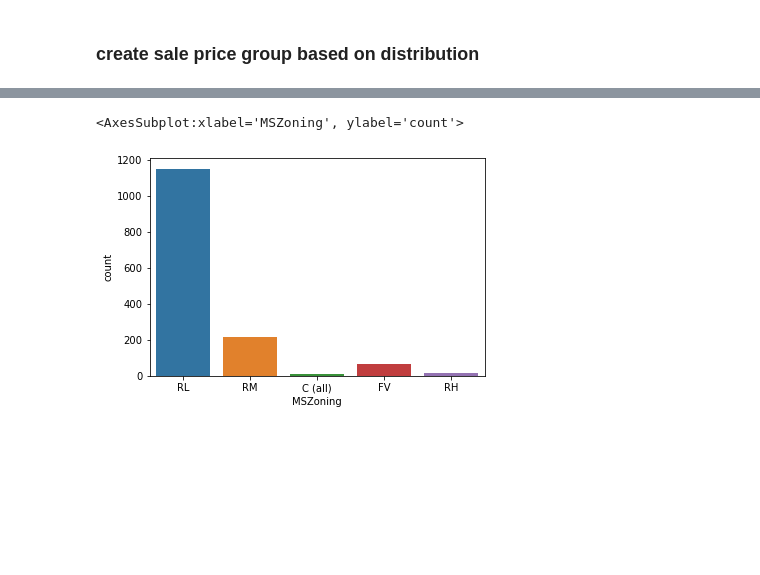
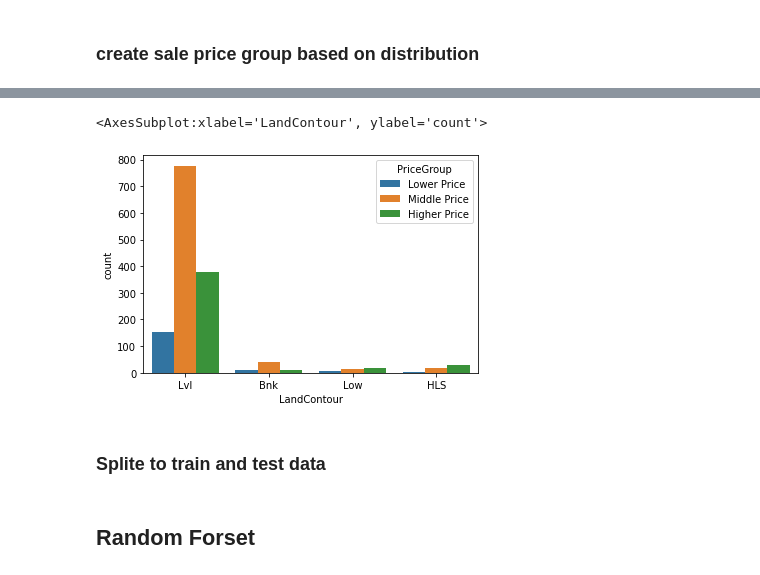
Before and after one commit to alicelo125/Kaggle---house-pricing, a Jupyter notebook: house.ipynb, the cells around one changed output, grey strips where cells are left out. Drawn from its saved outputs; the diff is of its cells as text; code cells hidden in the pictures; blank space fills up the shorter version.

```diff
--- a/house.ipynb
+++ b/house.ipynb
@@ -112,9 +104,11 @@ j.describe(include='all')
 # %%
-house=house.fillna(house.mean())
+house_clean=house_train.fillna(house_train.mean())
 # replace the NA with mean in numercial variables
 # %%
-house_clean = house.apply(lambda x: x.fillna(x.value_counts().index[0]))
+house_clean = house_clean.apply(lambda x: x.fillna(x.value_counts().index[0]))
 # replace missing values with mode values in categorical data
+# %%
+house_clean = house_clean.drop(['Id'],axis=1)
 # %% [markdown]
 ## Data explortary and feature engineering
 # %%
@@ -125,3 +119,7 @@ array([[<AxesSubplot:title={'center':'SalePrice'}>]], dtype=object)
 [figure]
 # %% [markdown]
 ### create sale price group based on distribution
+# %%
+bins= [0,110000,200000,800000]
+labels = ['Lower Price','Middle Price','Higher Price']
+house_clean['PriceGroup'] = pd.cut(house_clean['SalePrice'], bins=bins, labels=labels, right=False)
@@ -128,5 +167,5 @@ array([[<AxesSubplot:title={'center':'SalePrice'}>]], dtype=object)
 # %%
-sns.countplot(x='MSZoning',data=house_clean)
+sns.countplot(x='LandContour',hue='PriceGroup',data=house_clean)
 # %% [output]
-<AxesSubplot:xlabel='MSZoning', ylabel='count'>
+<AxesSubplot:xlabel='LandContour', ylabel='count'>
-[figure, old version]
+[figure, new version]
@@ -132,0 +178,2 @@ sns.countplot(x='MSZoning',data=house_clean)
+# %% [markdown]
+### Splite to train and test data
@@ -132,0 +184,2 @@ sns.countplot(x='MSZoning',data=house_clean)
+# %% [markdown]
+## Random Forset
```
Also changed, not shown: parts of 25 cells of this notebook.
